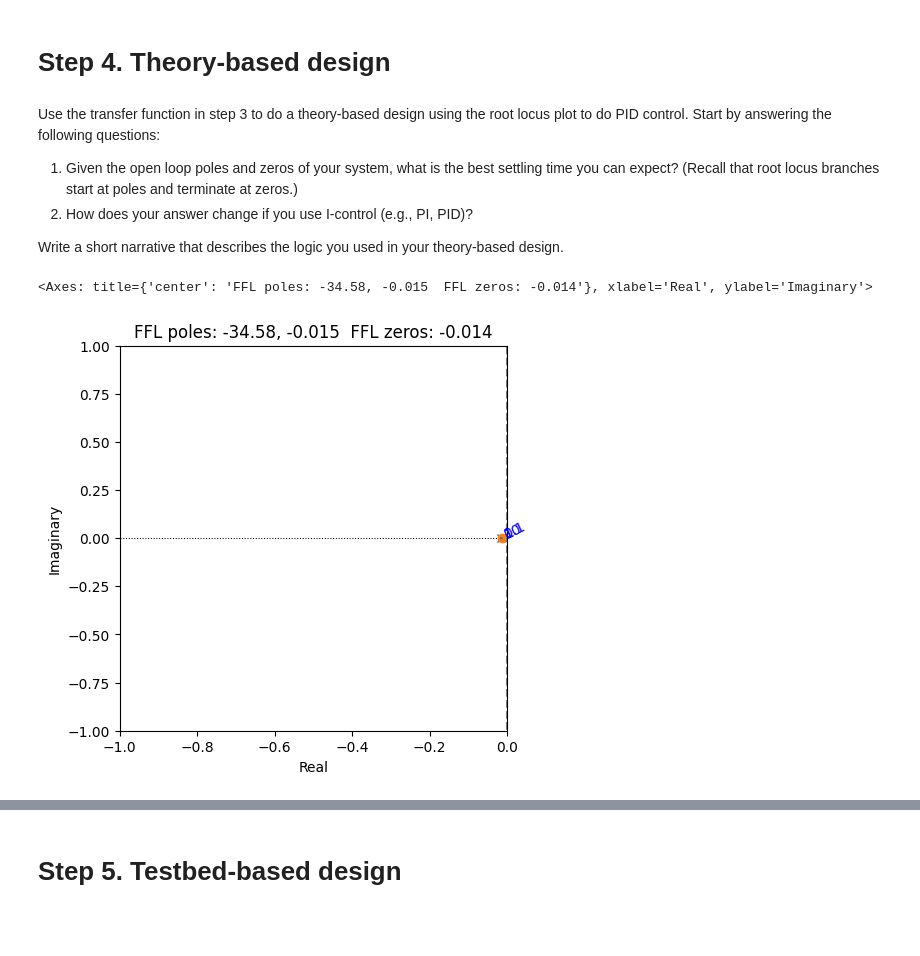
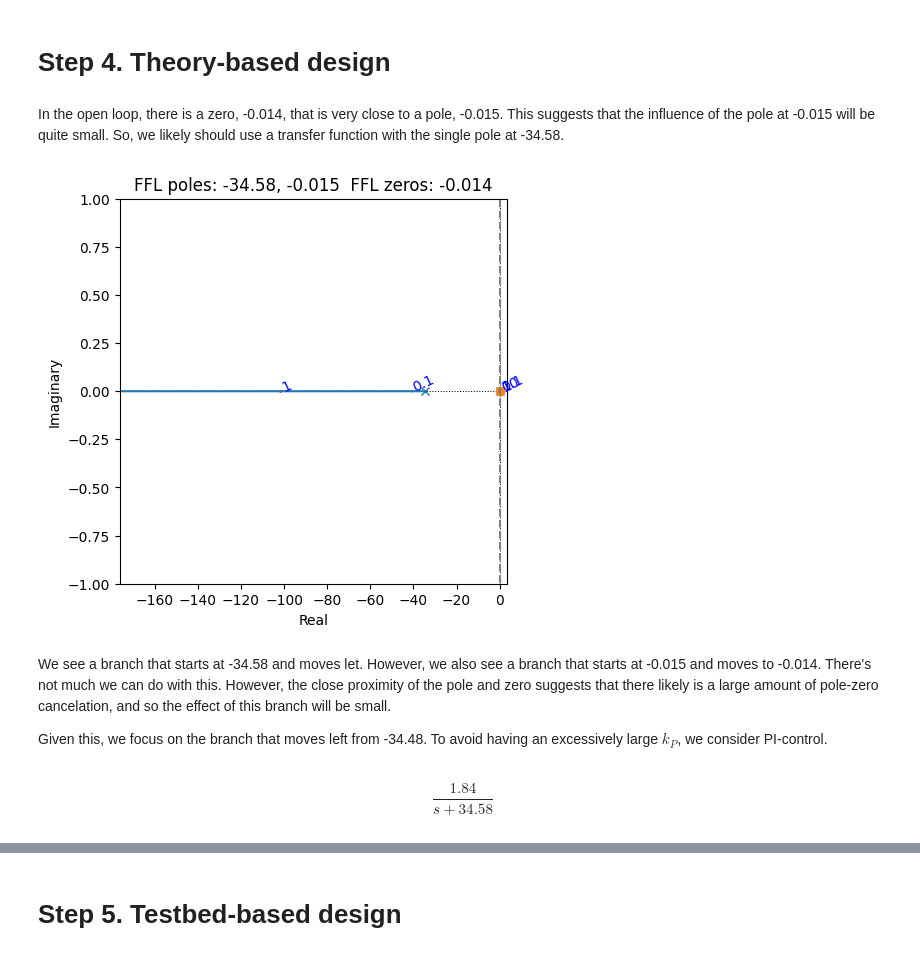
Before and after one commit to ModelEngineering/controlSBML, a Jupyter notebook: examples/control_metformin.ipynb, the cells around one changed output, grey strips where cells are left out. Cells and saved outputs as stored; diff of their text form; code cells hidden in the pictures; blank space fills up the shorter version.

```diff
--- a/examples/control_metformin.ipynb
+++ b/examples/control_metformin.ipynb
@@ -227,16 +227,18 @@ TRANSFER_FUNCTION.poles(), TRANSFER_FUNCTION.zeros()
 (array([-3.45803125e+01+0.j, -1.50299119e-02+0.j]), array([-0.01415835+0.j]))
 # %% [markdown]
 # Step 4. Theory-based design
-# %% [markdown]
-Use the transfer function in step 3 to do a theory-based design using the root locus plot to do PID control.
-Start by answering the following questions:
-1. Given the open loop poles and zeros of your system, what is the best settling time you can expect? (Recall that root locus branches start at poles and terminate at zeros.)
-2. How does your answer change if you use I-control (e.g., PI, PID)?
-
-Write a short narrative that describes the logic you used in your theory-based design.
+# %% [markdown]
+In the open loop, there is a zero, -0.014, that is very close to a pole, -0.015. This suggests that the influence of the pole at -0.015 will be quite small. So, we likely should use a transfer function with the single pole at -34.58.
 # %%
-plotRootLocusWithGains(TRANSFER_FUNCTION, [0.1, 1, 10], markersize_multiplier=1,
-    xlim=[-1, 0])
+_ = plotRootLocusWithGains(TRANSFER_FUNCTION, [0.1, 1, 10], markersize_multiplier=1)
 # %% [output]
-<Axes: title={'center': 'FFL poles: -34.58, -0.015  FFL zeros: -0.014'}, xlabel='Real', ylabel='Imaginary'>
-[figure, old version]
+[figure, new version]
+# %% [markdown]
+We see a branch that starts at -34.58 and moves let. However, we also see a branch that starts at -0.015 and moves to -0.014. There's not much we can do with this. However, the close proximity of the pole and zero suggests that there likely is a large amount of pole-zero cancelation, and so the effect of this branch will be small.
+
+Given this, we focus on the branch that moves left from -34.48. To avoid having an excessively large $k_P$, we consider PI-control.
+# %%
+REVISED_TRANSFER_FUNCTION = control.zpk([], [-34.58], TRANSFER_FUNCTION.dcgain())
+REVISED_TRANSFER_FUNCTION
+# %% [output]
+$$\frac{1.84}{s + 34.58}$$
```
Also changed, not shown: parts of 7 cells of this notebook.
